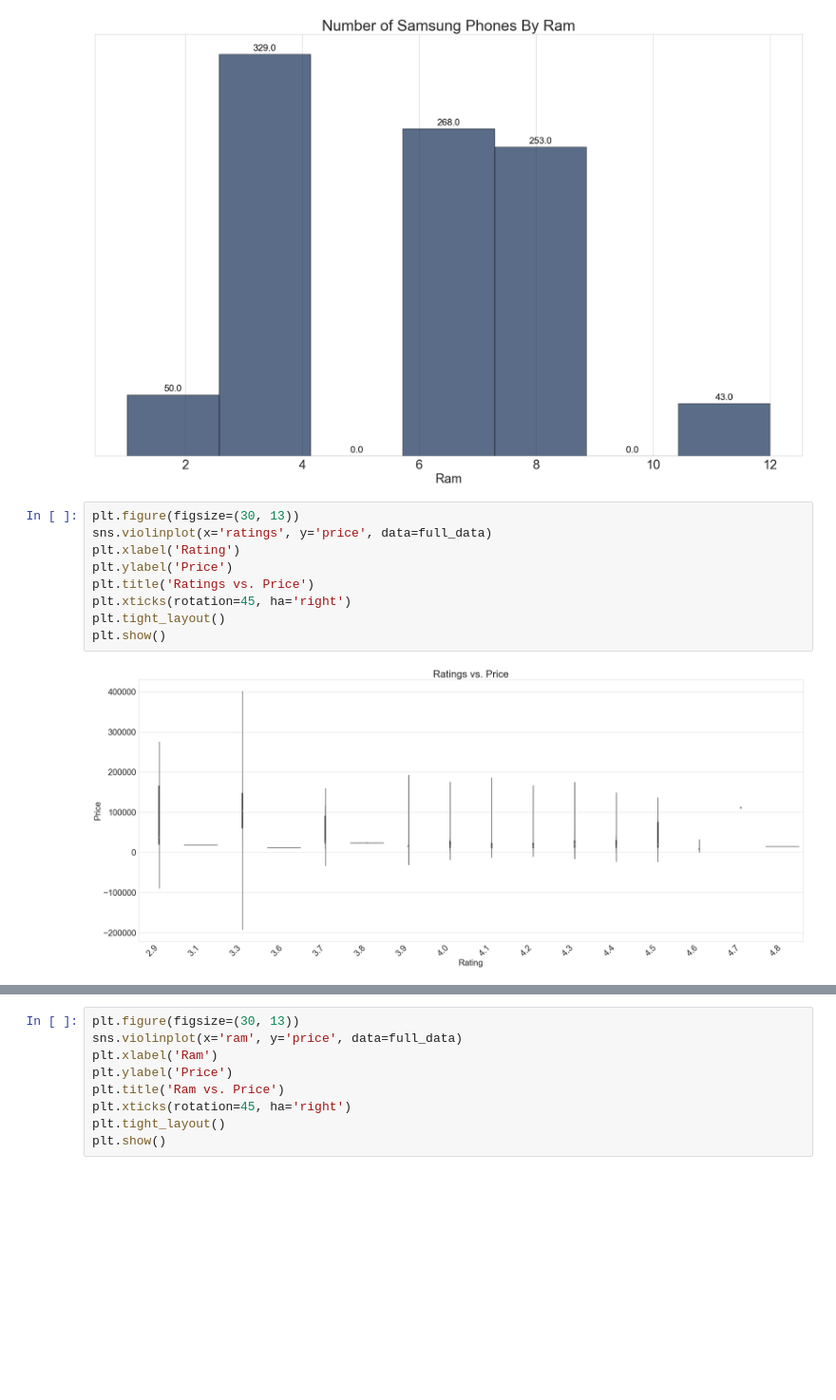
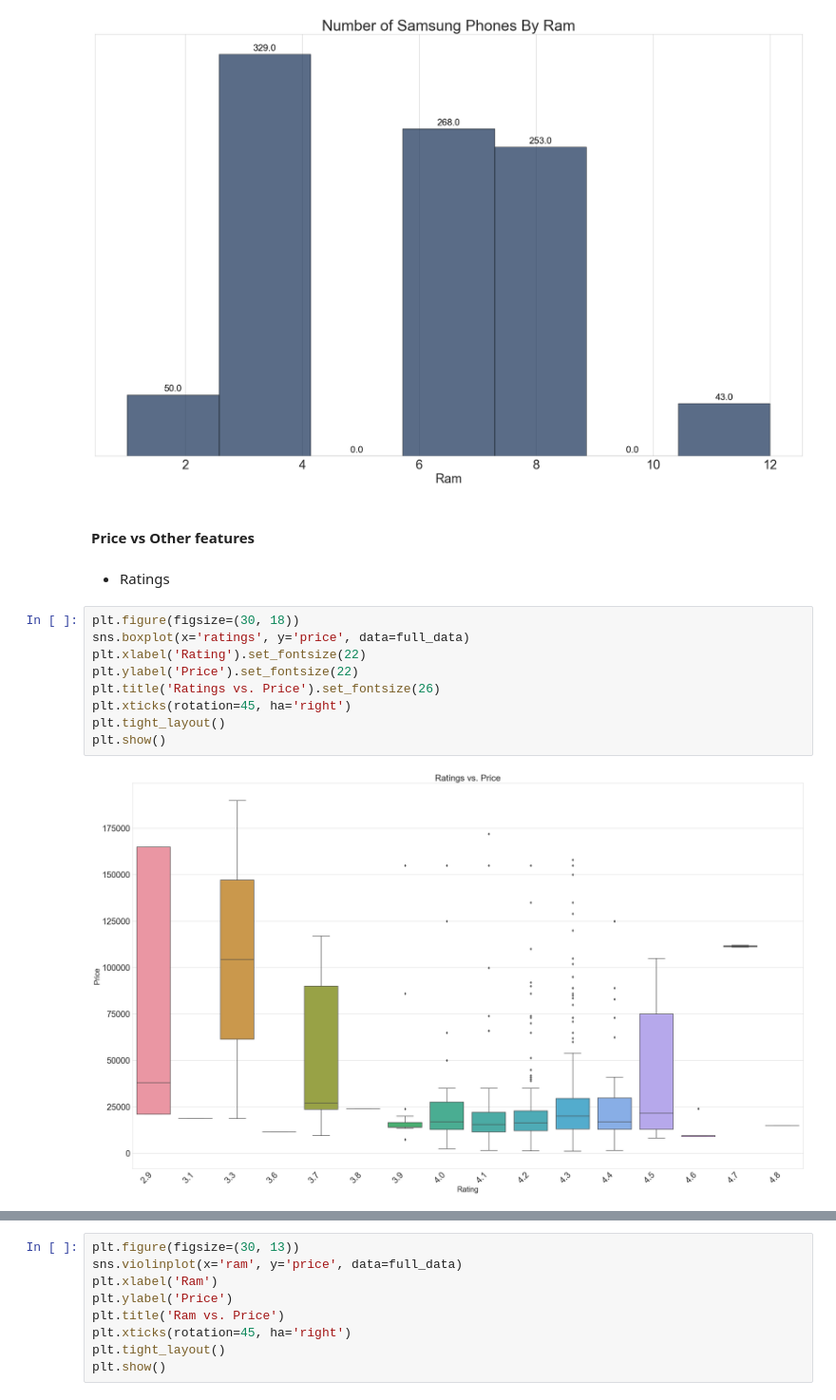
Before and after one commit to JanKosgei/Smartphone-Recommender-System, a Jupyter notebook: Recommender.ipynb, the cells around one changed output, grey strips where cells are left out. Shown at 95% size. Saved outputs shown, nothing was run; the diff lists cells and outputs as text; blank space fills up the shorter version.

```diff
--- a/Recommender.ipynb
+++ b/Recommender.ipynb
@@ -246,14 +246,18 @@ plt.title('Number of Samsung Phones By Ram', fontsize=30)
 plt.show()
 # %% [output]
 [figure]
+# %% [markdown]
+#### Price vs Other features
+# %% [markdown]
+- Ratings
 # %%
-plt.figure(figsize=(30, 13))
-sns.violinplot(x='ratings', y='price', data=full_data)
-plt.xlabel('Rating')
-plt.ylabel('Price')
-plt.title('Ratings vs. Price')
+plt.figure(figsize=(30, 18))
+sns.boxplot(x='ratings', y='price', data=full_data)
+plt.xlabel('Rating').set_fontsize(22)
+plt.ylabel('Price').set_fontsize(22)
+plt.title('Ratings vs. Price').set_fontsize(26)
 plt.xticks(rotation=45, ha='right')
 plt.tight_layout()
 plt.show()
 # %% [output]
-[figure, old version]
+[figure, new version]
```
Also changed, not shown: parts of 8 cells of this notebook.
